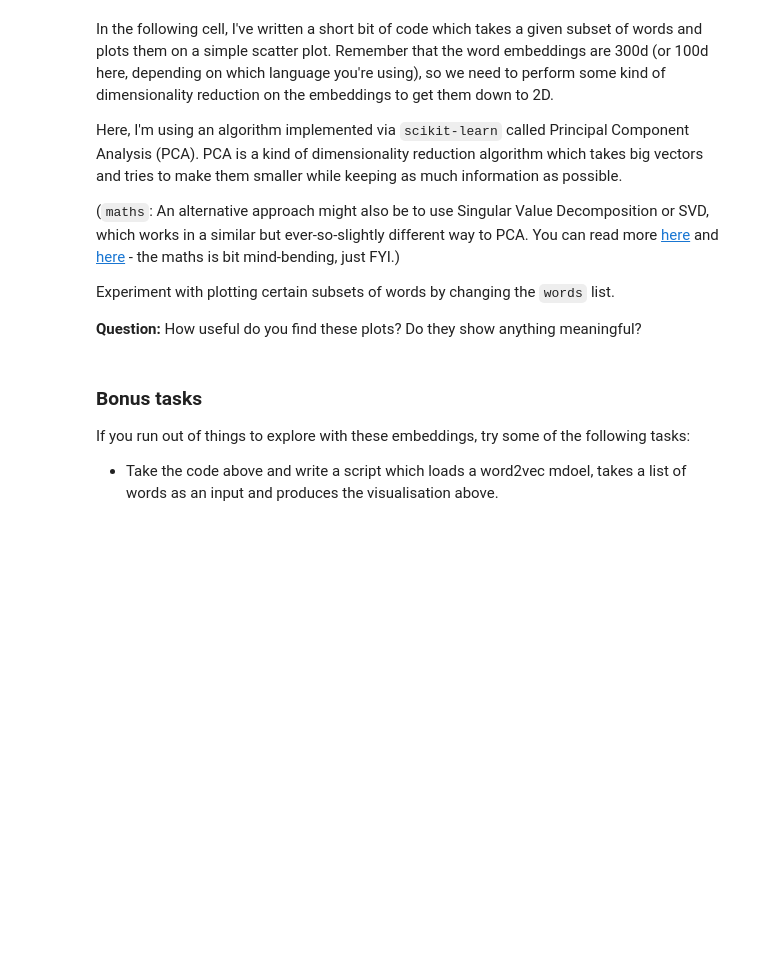
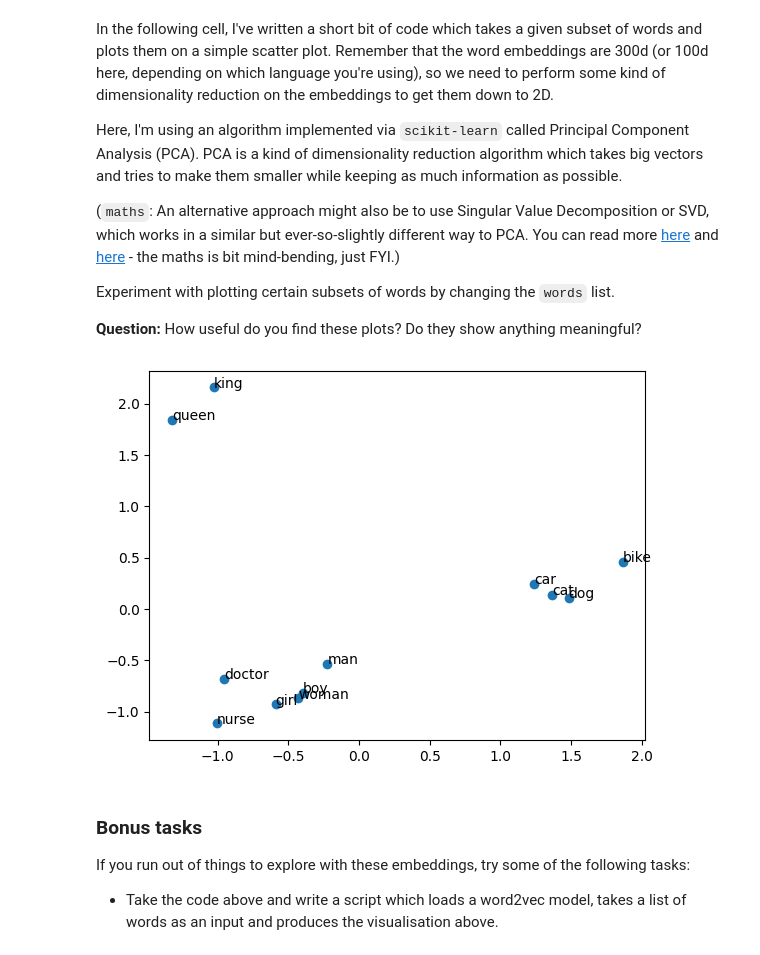
Before and after one commit to Emma-Marie/cds-language-fork, a Jupyter notebook: nbs/session06_inclass_evj.ipynb, the cells around one changed output. Cells and saved outputs as stored; diff of their text form; code cells hidden in the pictures; blank space fills up the shorter version.

```diff
--- a/nbs/session06_inclass_evj.ipynb
+++ b/nbs/session06_inclass_evj.ipynb
@@ -131,29 +209,32 @@
 **Question:** How useful do you find these plots? Do they show anything meaningful?
 # %%
 # the list of words we want to plot
-words = ["man", "woman", "doctor", "nurse", "king", "queen", "boy", "girl"]
+words = ["man", "woman", "doctor", "nurse", "king", "queen", "boy", "girl", "dog", "cat", "car", "bike"]
+#words = ["man", "woman", "doctor", "nurse", "king", "queen", "boy", "girl"
 
 # an empty list for vectors
 X = []
 # get vectors for subset of words
 for word in words:
     X.append(model[word])
 
 # Use PCA for dimensionality reduction to 2D
 pca = PCA(n_components=2)
 result = pca.fit_transform(X)
 
 # create a scatter plot of the projection
 plt.scatter(result[:, 0], result[:, 1])
 
 # for each word in the list of words
 for i, word in enumerate(words):
     plt.annotate(word, xy=(result[i, 0], result[i, 1]))
 
 plt.show()
+# %% [output]
+[figure, added]
 # %% [markdown]
 ### Bonus tasks
 
 If you run out of things to explore with these embeddings, try some of the following tasks:
 
-- Take the code above and write a script which loads a word2vec mdoel, takes a list of words as an input and produces the visualisation above.
+- Take the code above and write a script which loads a word2vec model, takes a list of words as an input and produces the visualisation above.
```
Also changed, not shown: parts of 8 cells of this notebook.
